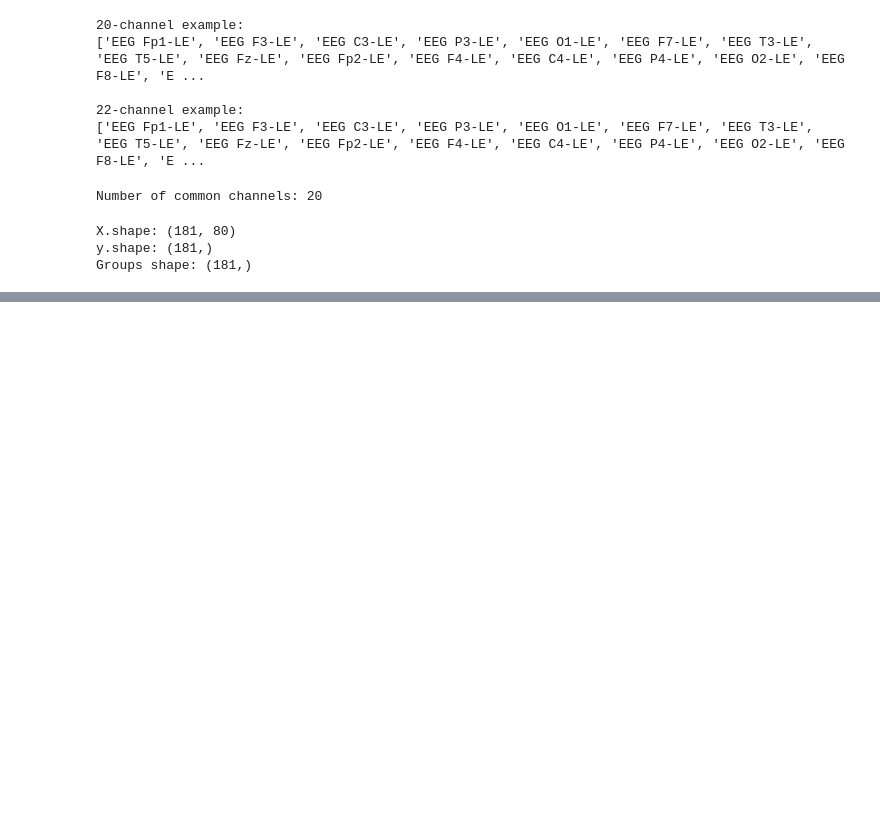
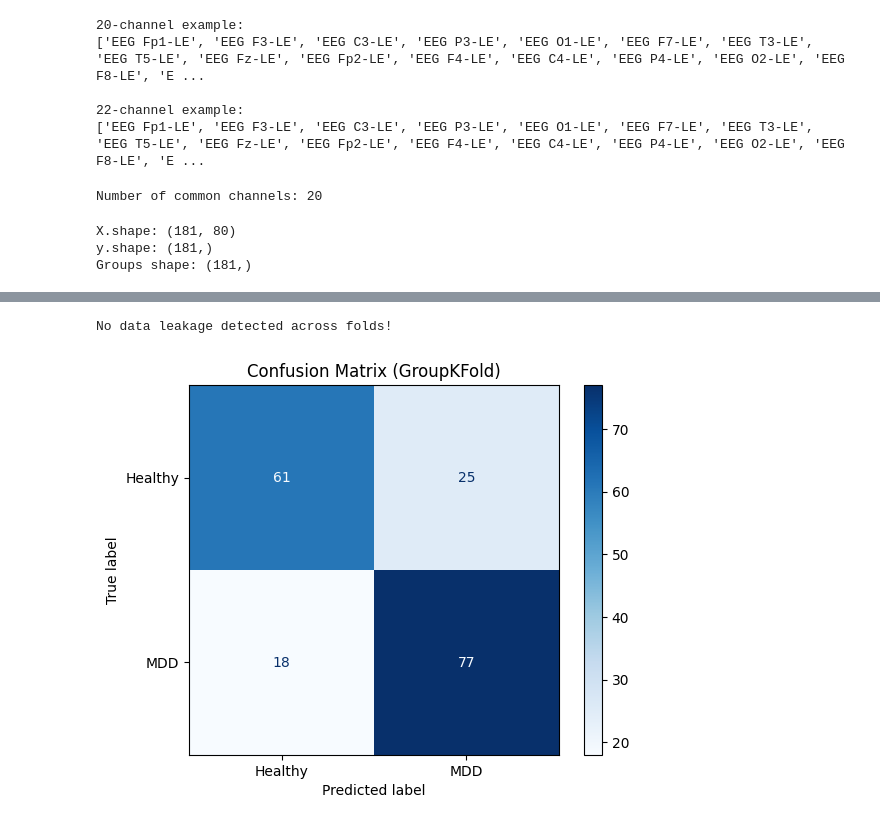
Before and after one commit to BJAngulo/MSSE-277b-final-project-, a Jupyter notebook: notebooks/01_pipeline.ipynb, the cells around one changed output, grey strips where cells are left out. Saved outputs shown, nothing was run; the diff lists cells and outputs as text; code cells hidden in the pictures; blank space fills up the shorter version.

Commit message:
Added baseline models (Logistic + SVM), GroupKFold evaluation, confusion matrix, and condition-specific analysis

```diff
--- a/notebooks/01_pipeline.ipynb
+++ b/notebooks/01_pipeline.ipynb
@@ -63,0 +30,17 @@ Exists? True
+# %%
+def find_project_root():
+    p = Path.cwd()
+    for parent in [p, *p.parents]:
+        if (parent / ".git").exists():
+            return parent
+    raise FileNotFoundError("Project root (with .git) not found")
+
+PROJECT_ROOT = find_project_root()
+RAW_DATA_DIR = PROJECT_ROOT / "data" / "raw" / "nm000114"
+PROCESSED_DIR = PROJECT_ROOT / "data" / "processed_features"
+RESULTS_DIR = PROJECT_ROOT / "results"
+
+print("PROJECT_ROOT:", PROJECT_ROOT)
+print("RAW_DATA_DIR:", RAW_DATA_DIR)
+print("PROCESSED_DIR:", PROCESSED_DIR)
+print("RESULTS_DIR:", RESULTS_DIR)
@@ -274,7 +271,7 @@ def extract_band_power(raw, COMMON_CHANNELS) -> np.ndarray:
 
         all_features.append(band_features)
 
-    return np.array(all_features).flatten()
+    return np.nan_to_num(np.array(all_features).flatten())
 # %%
 # Build feature matrix
 
@@ -303,0 +370,33 @@ Groups shape: (181,)
+# %%
+# test to ensure that there is no data leakage
+# by checking that all samples from the same patient are in the same fold
+
+for fold, (train_idx, test_idx) in enumerate(gfk.split(X, y, groups), start=1):
+    train_groups = set(groups[train_idx])
+    test_groups = set(groups[test_idx])
+    overlap = train_groups.intersection(test_groups)
+
+    assert len(overlap) == 0, f"Data leakage detected in fold {fold}! Overlapping groups: {overlap}"
+print("No data leakage detected across folds!")
+# %% [output]
+No data leakage detected across folds!
+# %%
+# confusion matrix
+
+from sklearn.model_selection import cross_val_predict
+
+y_pred = cross_val_predict(
+    pipeline,
+    X,
+    y,
+    cv=gfk.split(X, y, groups)
+)
+
+cm = confusion_matrix(y, y_pred)
+disp = ConfusionMatrixDisplay(confusion_matrix=cm, display_labels=["Healthy", "MDD"])
+
+disp.plot(cmap=plt.cm.Blues, values_format="d")
+plt.title("Confusion Matrix (GroupKFold)")
+plt.show()
+# %% [output]
+[figure, added]
```
Also changed, not shown: parts of 20 cells of this notebook, 1 other file.
